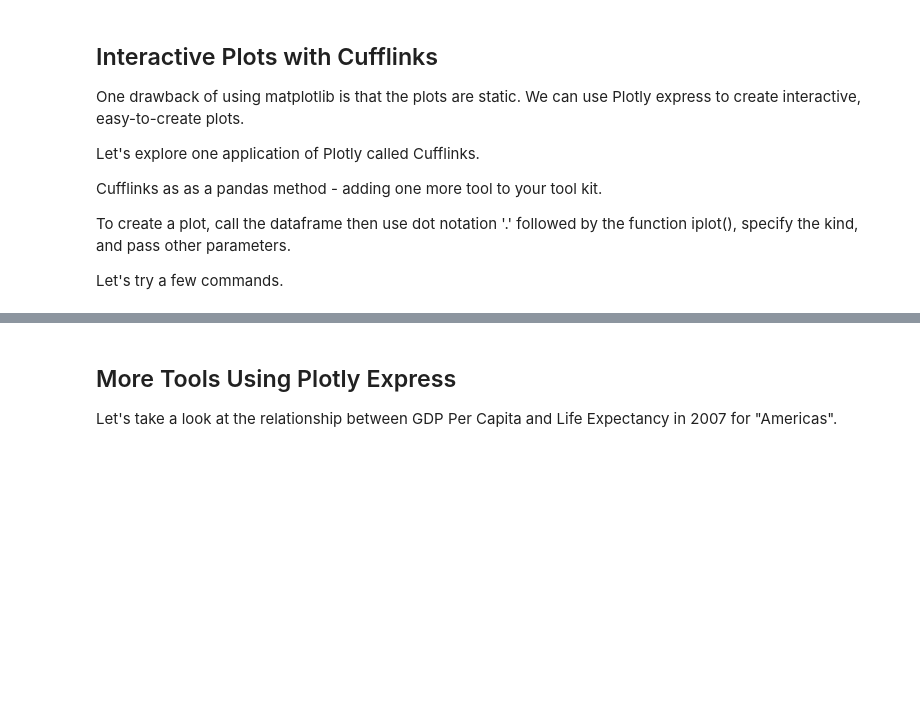
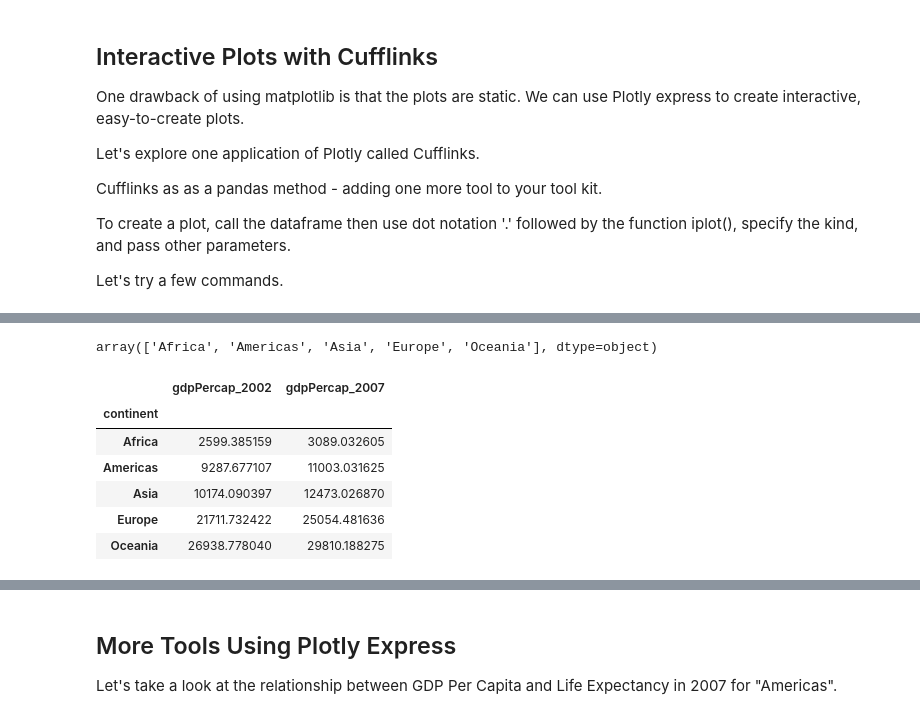
Before and after one commit to lfunderburk/IntroToPython-online, a Jupyter notebook: Workshop-Visualization.ipynb, the cells around one changed output, grey strips where cells are left out. Cells and saved outputs as stored; diff of their text form; code cells hidden in the pictures; blank space fills up the shorter version.

```diff
--- a/Workshop-Visualization.ipynb
+++ b/Workshop-Visualization.ipynb
@@ -136,0 +231,15 @@ all_of_gp.columnsumns
+# %%
+all_of_gp['continent'].unique()
+# %% [output]
+array(['Africa', 'Americas', 'Asia', 'Europe', 'Oceania'], dtype=object)
+# %%
+gdp_2002_2007 = all_of_gp.groupby("continent")[["gdpPercap_2002","gdpPercap_2007"]].mean()
+gdp_2002_2007
+# %% [output]
+|  | gdpPercap_2002 | gdpPercap_2007 |
+| continent |  |  |
+| Africa | 2599.385159 | 3089.032605 |
+| Americas | 9287.677107 | 11003.031625 |
+| Asia | 10174.090397 | 12473.026870 |
+| Europe | 21711.732422 | 25054.481636 |
+| Oceania | 26938.778040 | 29810.188275 |
```
Also changed, not shown: parts of 41 cells of this notebook.
